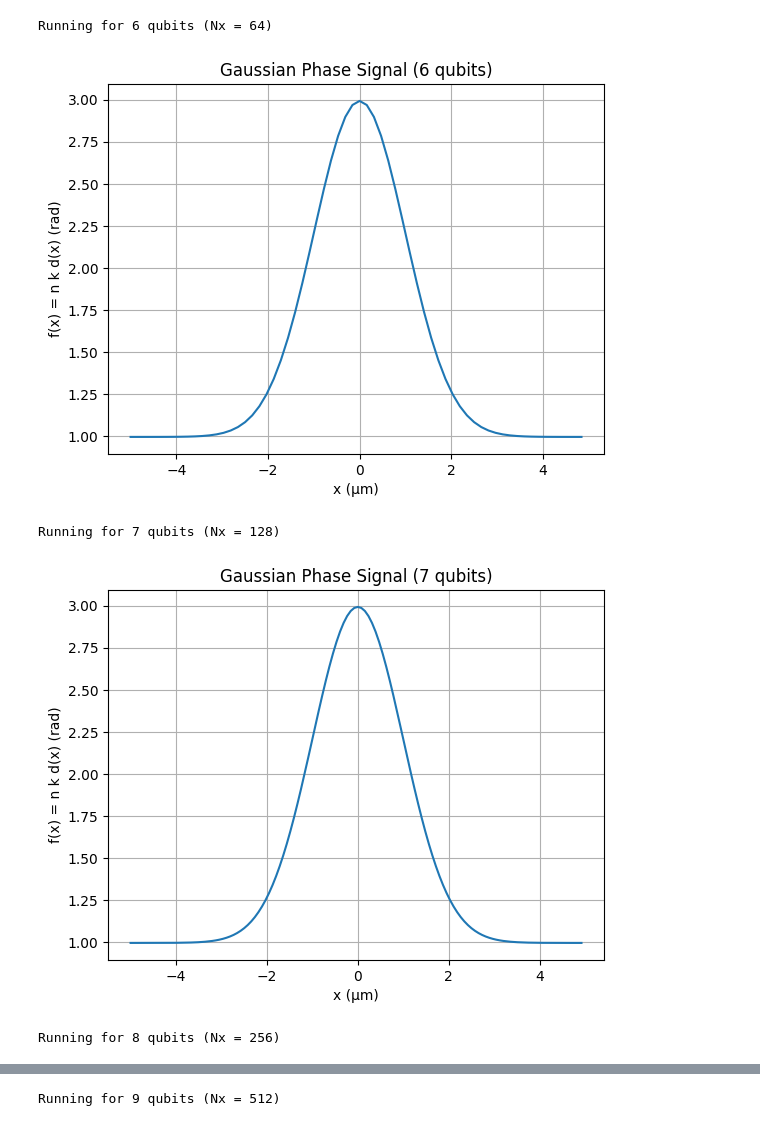
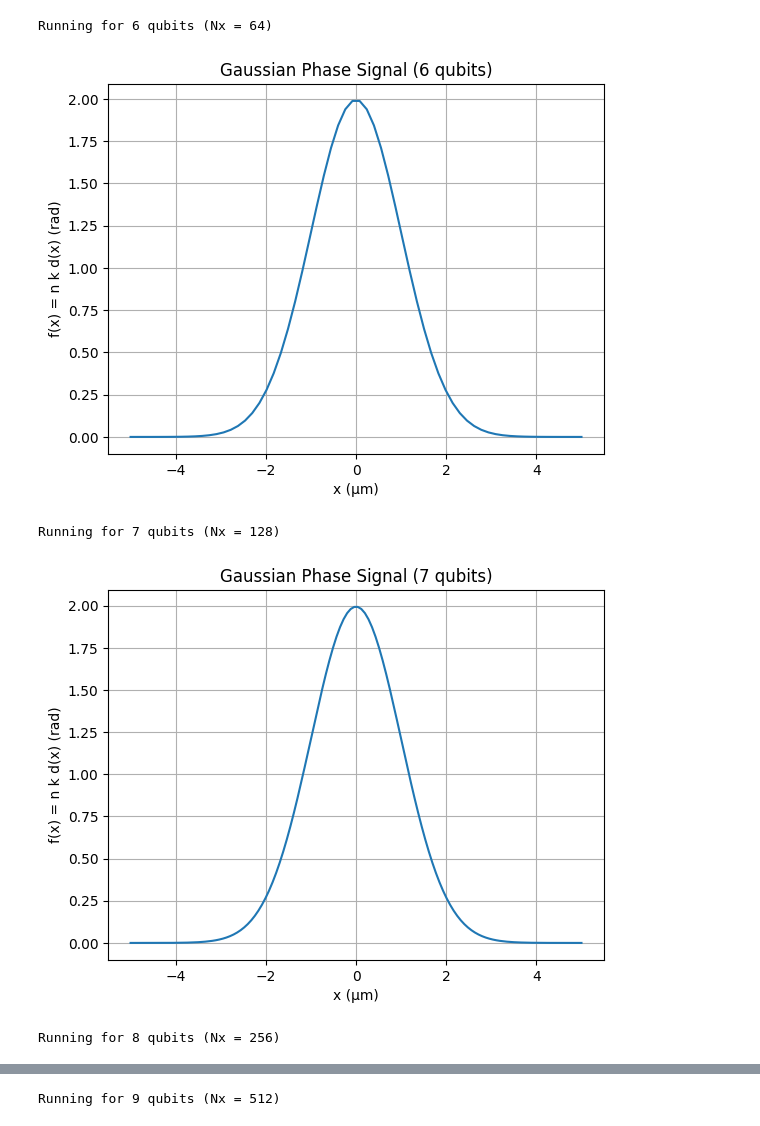
Before and after one commit to aizzen3/QCproject2, a Jupyter notebook: GAUSIAN.ipynb, the cells around one changed output, grey strips where cells are left out. Drawn from its saved outputs; the diff is of its cells as text; code cells hidden in the pictures.

```diff
--- a/GAUSIAN.ipynb
+++ b/GAUSIAN.ipynb
@@ -3,7 +3,7 @@ import numpy as np
 import matplotlib.pyplot as plt
 
 def spatial_grid(L, Nx):
-    return np.linspace(-L/2, L/2, Nx, endpoint=False)
+    return np.linspace(-L/2, L/2, Nx, endpoint=True)
 
 def gaussian_thickness_profile(x, d0, h, sigma, x0=0):
     return d0 + h * np.exp(-((x - x0)**2) / (2 * sigma**2))
@@ -27,35 +27,35 @@ def plot_signal(x, f, n_qubits):
     plt.show()
 
 # spatial parameters
 T = 10e-6
 
 # optical parameters
 lam = 630e-9
 n_refr = 1.0
 
 # Gaussian parameters
-d0 = 100e-9
+d0 = 0
 h = 200e-9
 sigma = 1e-6
 x0 = 0.0  # controls width
 
 for n_qubits in range(6, 10):
     Nx = 2**n_qubits
 
     print(f"\nRunning for {n_qubits} qubits (Nx = {Nx})")
 
     x = spatial_grid(T, Nx)
 
     d = gaussian_thickness_profile(x, d0, h, sigma)
 
     f = phase_signal(d, n_refr, lam)
 
     phi, alpha = phi_from_f(f)
 
     plot_signal(x, f, n_qubits)
 # %% [output]
 Running for 6 qubits (Nx = 64)
-[figure, old version]
+[figure, new version]
 Running for 7 qubits (Nx = 128)
-[figure, old version]
+[figure, new version]
 Running for 8 qubits (Nx = 256)
```
Also changed, not shown: parts of 9 cells of this notebook, 40 other files.
